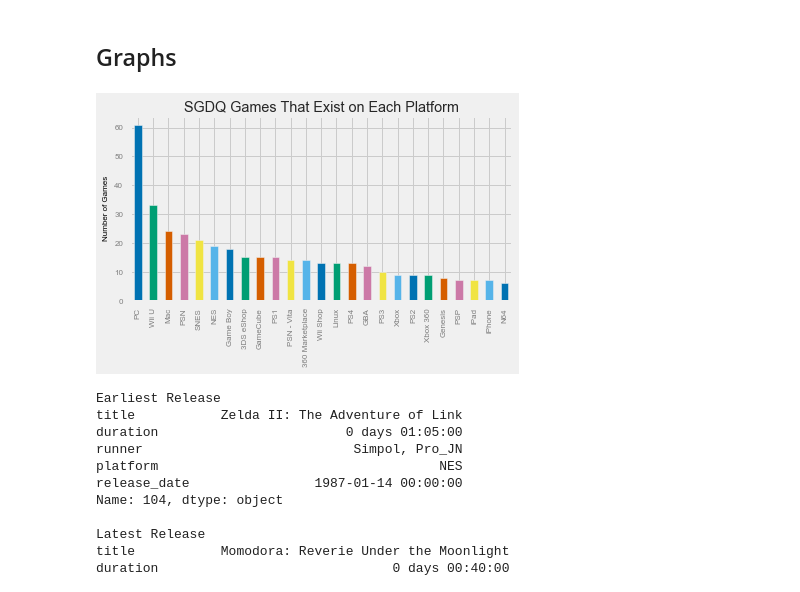
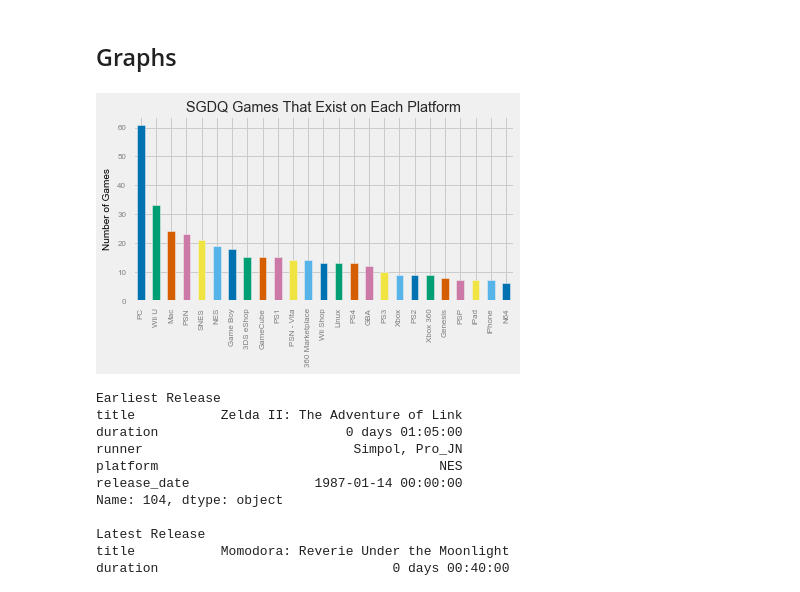
Before and after one commit to bcongdon/Data-Science-Projects, a Jupyter notebook: sgdq2016/SGDQ Schedule Analysis.ipynb, the cells around one changed output. Saved outputs shown, nothing was run; the diff lists cells and outputs as text; code cells hidden in the pictures.

```diff
--- a/sgdq2016/SGDQ Schedule Analysis.ipynb
+++ b/sgdq2016/SGDQ Schedule Analysis.ipynb
@@ -200,40 +181,40 @@ plt.rcParams['font.serif'] = 'Ubuntu'
 plt.rcParams['font.monospace'] = 'Ubuntu Mono'
 plt.rcParams['font.size'] = 10
 plt.rcParams['axes.labelcolor'] = 'black'
-plt.rcParams['axes.labelsize'] = 8
+plt.rcParams['axes.labelsize'] = 10
 plt.rcParams['figure.titleweight'] = 'bold'
 plt.rcParams['axes.labelweight'] = 'normal'
 
 plt.rcParams['xtick.color'] = 'grey'
 plt.rcParams['ytick.color'] = 'grey'
 plt.rcParams['xtick.labelsize'] = 8
 plt.rcParams['ytick.labelsize'] = 8
 plt.rcParams['figure.titlesize'] = 12
 
 palette = itertools.cycle(sns.color_palette('colorblind', 25))
 
 platforms = list()
 for game in actual_games:
     if 'platforms' in game['data'] and game['data']['platforms']:
         platforms += ([x['name'] for x in game['data']['platforms']])
 platforms = pd.Series(platforms)
 figure = plt.figure()
 ax = platforms.value_counts()[:25].plot(kind='bar', color = [palette.next() for x in range(25)])
 shortnames = ['PC', 'Wii U', 'Mac', 'PSN', 'SNES' ,'NES', 'Game Boy', '3DS eShop', 'GameCube',
              'PS1', 'PSN - Vita', '360 Marketplace', 'Wii Shop', 'Linux', 'PS4', 'GBA', 'PS3',
               'Xbox', 'PS2', 'Xbox 360', 'Genesis', 'PSP', 'iPad', 'iPhone', 'N64']
 ax.set_xticklabels(shortnames)
 
 for x in range(25):
     ax.get_xticklabels()[x].title = shortnames
 plt.ylabel('Number of Games')
 plt.title("SGDQ Games That Exist on Each Platform")
 ax.yaxis.set_ticks_position('left')
 ax.xaxis.set_ticks_position('bottom')
 plt.tight_layout()
 plt.savefig('general_platform_counts.png', bbox_inches='tight', dpi=250)
 # %% [output]
-[figure, old version]
+[figure, new version]
 # %%
 
 actual_games[0]['data']
```
Also changed, not shown: parts of 4 cells of this notebook, 3 other files.
